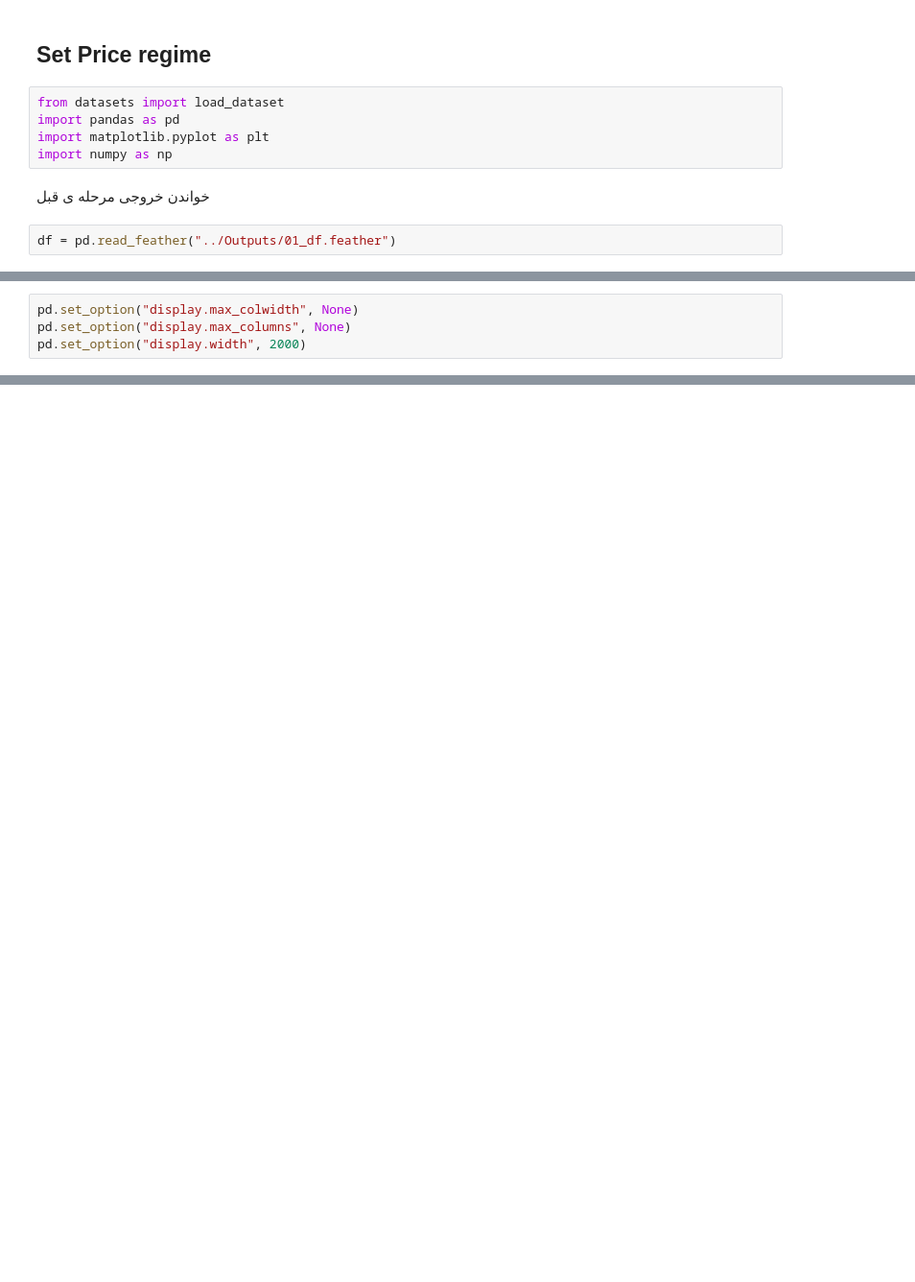
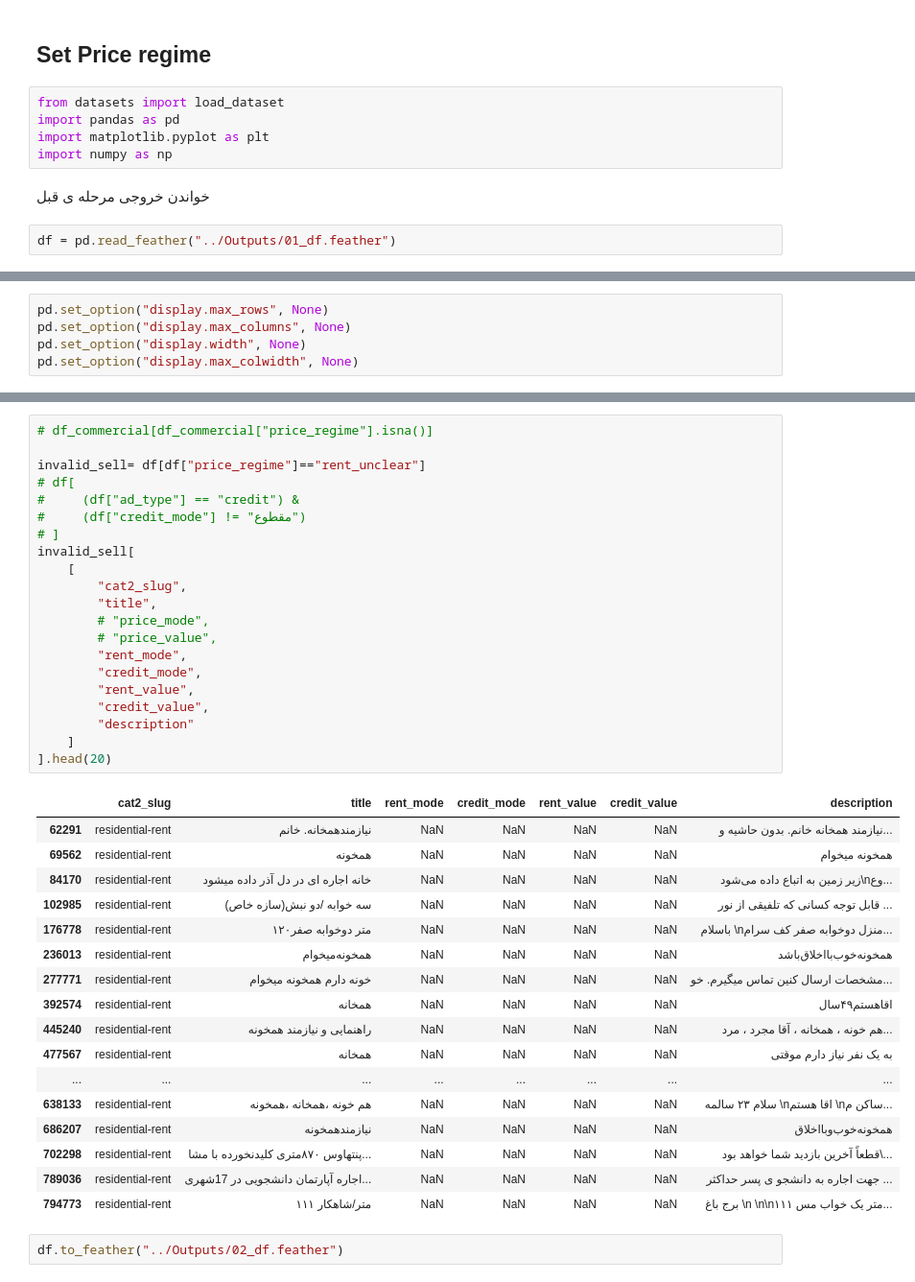
Before and after one commit to maryam1381/Data-Analysis-Final-Project, a Jupyter notebook: Notebooks/03_price_regime.ipynb, the cells around one changed output, grey strips where cells are left out. Shown at 96% size. Saved outputs shown, nothing was run; the diff lists cells and outputs as text; blank space fills up the shorter version.

Commit message:
add corrected price regime code

```diff
--- a/Notebooks/03_price_regime.ipynb
+++ b/Notebooks/03_price_regime.ipynb
@@ -104,4 +12,5 @@ invalid_sell[
 # %%
+pd.set_option("display.max_rows", None)
+pd.set_option("display.max_columns", None)
+pd.set_option("display.width", None)
 pd.set_option("display.max_colwidth", None)
-pd.set_option("display.max_columns", None)
-pd.set_option("display.width", 2000)
@@ -153,0 +148,41 @@ df.loc[
+# %%
+# df_commercial[df_commercial["price_regime"].isna()]
+
+invalid_sell= df[df["price_regime"]=="rent_unclear"]
+# df[
+#     (df["ad_type"] == "credit") &
+#     (df["credit_mode"] != "مقطوع")
+# ]
+invalid_sell[
+    [
+        "cat2_slug",
+        "title",
+        # "price_mode",
+        # "price_value",
+        "rent_mode",
+        "credit_mode",
+        "rent_value",
+        "credit_value",
+        "description"
+    ]
+].head(20)
+# %% [output]
+|  | cat2_slug | title | rent_mode | credit_mode | rent_value | credit_value | description |
+| 62291 | residential-rent | نیازمندهمخانه. خانم | NaN | NaN | NaN | NaN | نیازمند همخانه خانم. بدون حاشیه و... |
+| 69562 | residential-rent | همخونه | NaN | NaN | NaN | NaN | همخونه میخوام |
+| 84170 | residential-rent | خانه اجاره ای در دل آذر داده میشود | NaN | NaN | NaN | NaN | زیر زمین به اتباع داده می‌شود\nوع... |
+| 102985 | residential-rent | سه خوابه /دو نبش(سازه خاص) | NaN | NaN | NaN | NaN | قابل توجه کسانی که تلفیقی از نور ... |
+| 176778 | residential-rent | ۱۲۰متر دوخوابه صفر | NaN | NaN | NaN | NaN | باسلام \nمنزل دوخوابه صفر کف سرام... |
+| 236013 | residential-rent | همخونه‌میخوام | NaN | NaN | NaN | NaN | همخونه‌‌خوب‌با‌اخلاق‌باشد |
+| 277771 | residential-rent | خونه دارم همخونه میخوام | NaN | NaN | NaN | NaN | مشخصات ارسال کنین تماس میگیرم. خو... |
+| 392574 | residential-rent | همخانه‌ | NaN | NaN | NaN | NaN | اقا‌هستم‌۴۹‌سال |
+| 445240 | residential-rent | راهنمایی و نیازمند همخونه | NaN | NaN | NaN | NaN | هم خونه ، همخانه ، آقا مجرد ، مرد... |
+| 477567 | residential-rent | همخانه | NaN | NaN | NaN | NaN | به یک نفر نیاز دارم موقتی |
+| ... | ... | ... | ... | ... | ... | ... | ... |
+| 638133 | residential-rent | هم خونه ،همخانه ،همخونه | NaN | NaN | NaN | NaN | سلام ۲۳ سالمه \nاقا هستم \nساکن م... |
+| 686207 | residential-rent | نیازمند‌همخونه | NaN | NaN | NaN | NaN | همخونه‌خوب‌وبا‌اخلاق |
+| 702298 | residential-rent | پنتهاوس ۸۷۰متری کلیدنخورده با مشا... | NaN | NaN | NaN | NaN | قطعاً آخرین بازدید شما خواهد بود\... |
+| 789036 | residential-rent | اجاره آپارتمان دانشجویی در 17شهری... | NaN | NaN | NaN | NaN | جهت اجاره به دانشجو ی پسر حداکثر ... |
+| 794773 | residential-rent | ۱۱۱ متر/شاهکار | NaN | NaN | NaN | NaN | برج باغ \n \n\n۱۱۱ متر یک خواب مس... |
+# %%
+df.to_feather("../Outputs/02_df.feather")
```
Also changed, not shown: parts of 8 cells of this notebook, 1 other file.
